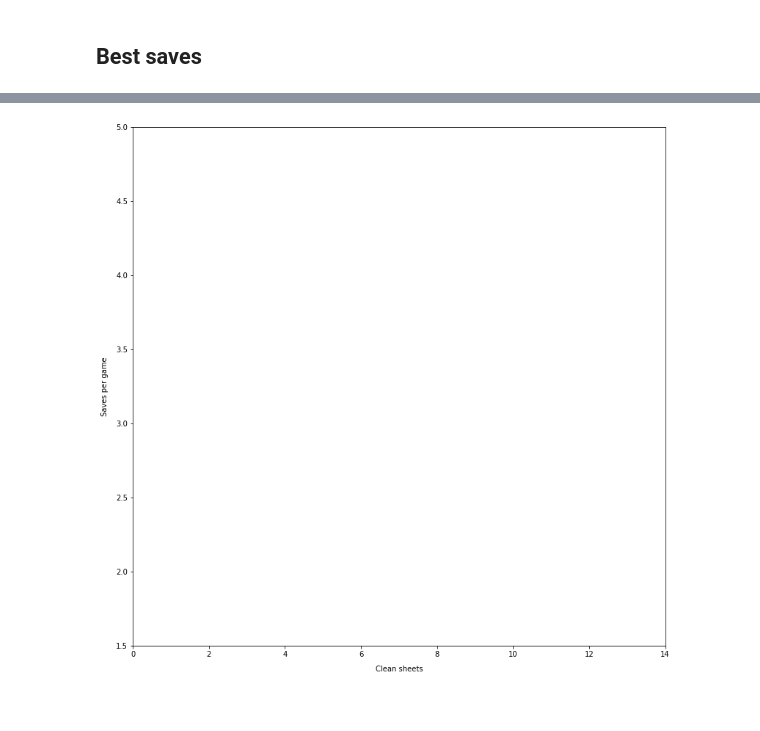
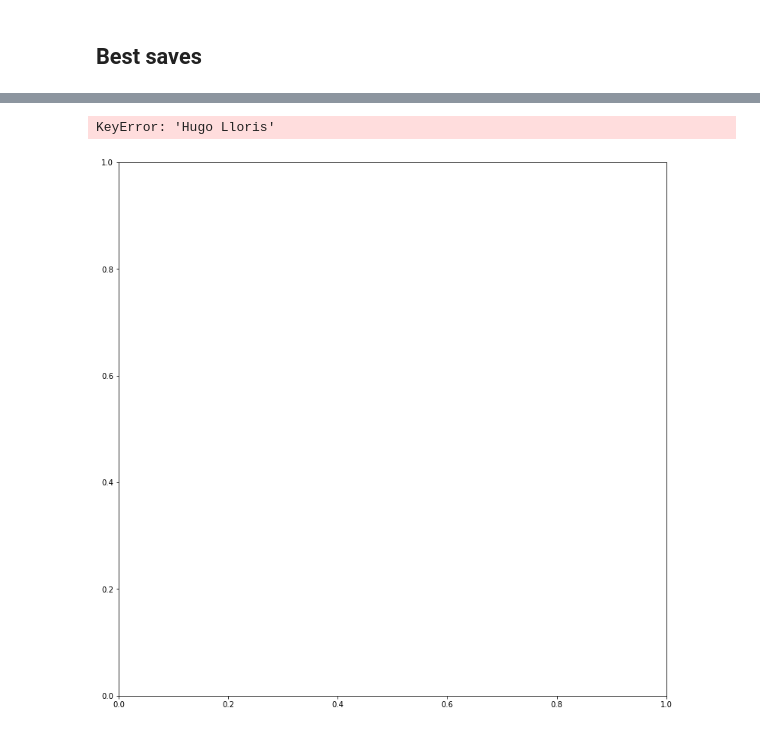
Before and after one commit to Adonis232/Ironhack_final_project_2.0, a Jupyter notebook: 2020_analysis.ipynb, the cells around one changed output, grey strips where cells are left out. Cells and saved outputs as stored; diff of their text form; code cells hidden in the pictures.

```diff
--- a/2020_analysis.ipynb
+++ b/2020_analysis.ipynb
@@ -197,3 +217,21 @@ goals
+# %%
+#its not taking the names like that IM gonna change them
+
+name = {}
+
+for player in players:
+    split_name = player.split(' ')
+    name[player] = split_name[0][0] + '. ' + split_name[-1]
+
+# Update certain player names
+name['Sergio Ag?ero'] = 'S. Agüero'
+name['Sadio Man?'] = 'S. Mané'
+name['Ra?l Jim?nez'] = 'R. Jiménez'
+name['Nicolas P?p?'] = 'N. Pépé'
+name['Emiliano Buend?a'] = 'E. Buendía'
+name['Adama Traor?'] = 'A. Traoré'
+name['Pascal Gro?'] = 'P. Groß'
+name['Rui Pedro dos Santos Patr?cio'] = 'R. Patrício'
 # %% [markdown]
 ## Best scorers
 # %%
@@ -202,9 +240,9 @@ ax = fig.add_subplot(111)
 
 #player
 
-for x in goaler:
-    team = data[data['full'] == x].team.iloc[0]
-    ax.plot(assists[player], goaler[player], 'o', color=team_colors[team],zorder=3)
+for player in goaler:
+    team = data[data['full'] == player].team.iloc[0]
+    ax.plot(passer[player], goaler[player], 'o', color=team_colors[team],zorder=3)
     text = ax.text(assists[player] + 0.01, goaler[player],size=14, va='center', ha='left', zorder=2)
     text.set_path_effects([pe.Stroke(linewidth=5, foreground='w'), pe.Normal()])
 
@@ -330,11 +374,11 @@ plt.show()
 # %% [markdown]
 ## Best saves
 # %%
-saves = {}
-clean_sheet = {}
+gk_saves = {}
+gk_clean_sheet = {}
 
 for player in players:
-    mins=data[data['full'] == player].minutes.sum()/90.
+    mins=data[data['full'] == player].minutes.sum()/90
     if mins >=10:
-        saves[player] = data[data['full'] == player].saves.sum()/mins
-        clean_sheet[player] = data[data['full'] == player].clean_sheet.sum()
+        gk_saves[player] = data[data['full'] == player].saves.sum()/mins
+        clean_sheet[player] = data[data['full'] == player].clean_sheets.sum()
@@ -341,2 +389,2 @@ for player in players:
 # %%
-top_goalie = sorted(saves.keys(), key=saves.get, reverse=True)
+top_goalie = sorted(gk_saves.keys(), key=gk_saves.get, reverse=True)[:22]
@@ -343,23 +411,24 @@ top_goalie = sorted(saves.keys(), key=saves.get, reverse=True)
 # %%
 fig = plt.figure(figsize=(13, 13))
 ax = fig.add_subplot(111)
 
 for keeper in top_goalie:
     team = data[data['full'] == keeper].team.iloc[0]
-    ax.plot(clean_sheet[keeper], saves[keeper], 'o', color=t_color[team], zorder=3)
-    text = ax.text(clean_sheet[keeper]+0.2, saves[keeper], size=14, va='center', ha='left', zorder=2)
+    ax.plot(gk_clean_sheet[keeper], gk_saves[keeper], 'o', color=t_color[team], zorder=3)
+    text = ax.text(gk_clean_sheet[keeper]+0.2, saves[keeper],name[keeper], size=14, va='center', ha='left', zorder=2)
     text.set_path_effects([pe.Stroke(linewidth=5, foreground='w'), pe.Normal()])
 
 
 ax.grid(color='white', linewidth=2)
 
 
 ax.set_xlabel('Clean sheets', labelpad=10)
 ax.set_ylabel('Saves per game', labelpad=10)
 
 ax.set_xlim(0, 14)
 ax.set_ylim(1.5, 5)
 
 plt.show()
 # %% [output]
+KeyError: 'Hugo Lloris'
-[figure, old version]
+[figure, new version]
```
Also changed, not shown: parts of 9 cells of this notebook, 21 other files.
